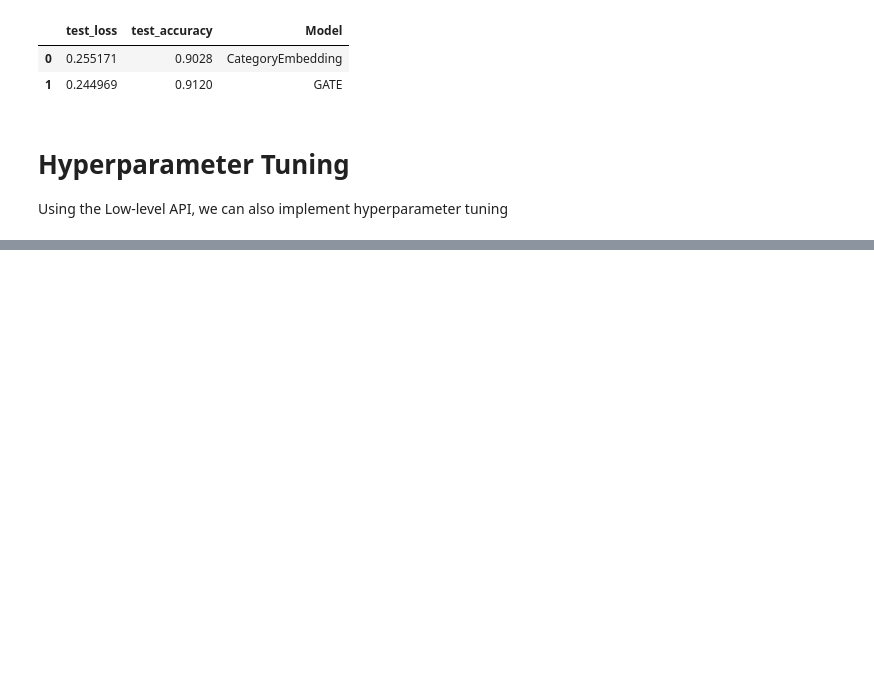
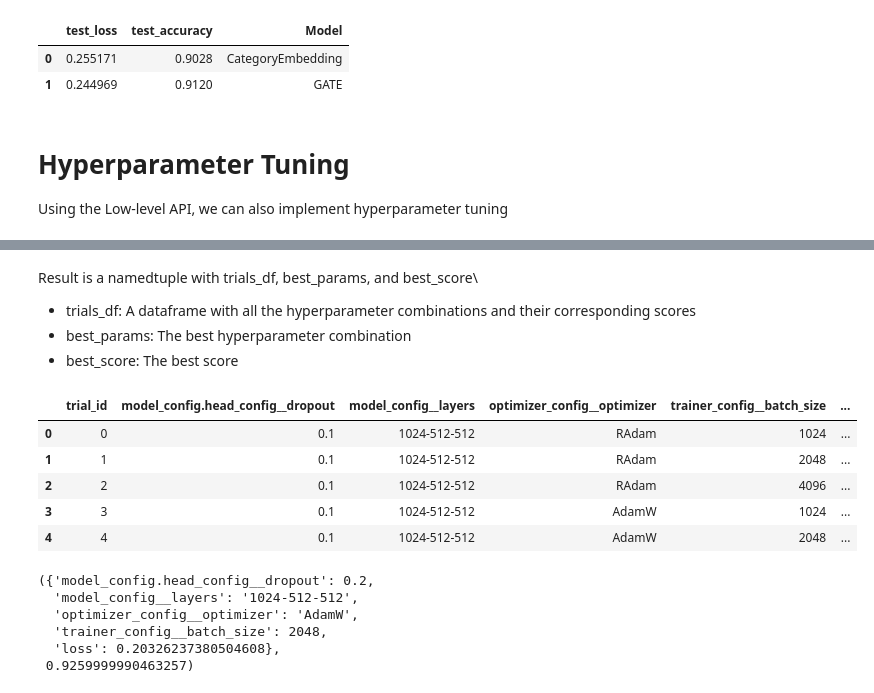
Before and after one commit to manujosephv/pytorch_tabular, a Jupyter notebook: docs/tutorials/09-Low-level API Usecases(CV, Tuning, and more).ipynb, the cells around one changed output, grey strips where cells are left out. Cells and saved outputs as stored; diff of their text form; code cells hidden in the pictures; blank space fills up the shorter version.

Commit message:
Adds Hyperparameter Tuning (#340)
* added tabular tuner

* added test cases
implemented verbose logging

* pre-commit changes

* added documentation

* precommit changes

```diff
--- a/docs/tutorials/09-Low-level API Usecases(CV, Tuning, and more).ipynb
+++ b/docs/tutorials/09-Low-level API Usecases(CV, Tuning, and more).ipynb
@@ -493,6 +474,0 @@ LOCAL_RANK: 0 - CUDA_VISIBLE_DEVICES: [0]
-# %%
-result = tabular_model.evaluate(test)
-
-result = result[0]
-result["Type"] = "UnTuned"
-results.append(result)
@@ -647,0 +487,8 @@ Name: 26, dtype: object
+# %%
+search_space = {
+    "model_config__layers": ["1024-512-512", "1024-512-256", "1024-512-128"],
+    "model_config.head_config__dropout": [0.1, 0.2, 0.3],
+    "trainer_config__batch_size": [1024, 2048, 4096],
+    "optimizer_config__optimizer": ["RAdam", "AdamW"],
+}
+# Any other parameter which is not part of the search_space, will be kept constant during the search
@@ -647,0 +497,20 @@ Name: 26, dtype: object
+# %%
+tuner = TabularModelTuner(
+    data_config=data_config,
+    model_config=model_config,
+    optimizer_config=optimizer_config,
+    trainer_config=trainer_config
+)
+with warnings.catch_warnings():
+    warnings.simplefilter("ignore")
+    result = tuner.tune(
+        train=train,
+        validation=test, # Need not give validation is we use CV
+        search_space=search_space,
+        strategy="grid_search",
+        # cv=5, # Uncomment this to do a 5 fold cross validation
+        metric="accuracy",
+        mode="max",
+        progress_bar=True,
+        verbose=False # Make True if you want to log metrics and params each iteration
+    )
@@ -647,0 +521,24 @@ Name: 26, dtype: object
+# %% [markdown]
+Result is a namedtuple with trials_df, best_params, and best_score\
+
+- trials_df: A dataframe with all the hyperparameter combinations and their corresponding scores
+- best_params: The best hyperparameter combination
+- best_score: The best score
+# %%
+result.trials_df.head()
+# %% [output]
+|  | trial_id | model_config.head_config__dropout | model_config__layers | optimizer_config__optimizer | trainer_config__batch_size | ... |
+| 0 | 0 | 0.1 | 1024-512-512 | RAdam | 1024 | ... |
+| 1 | 1 | 0.1 | 1024-512-512 | RAdam | 2048 | ... |
+| 2 | 2 | 0.1 | 1024-512-512 | RAdam | 4096 | ... |
+| 3 | 3 | 0.1 | 1024-512-512 | AdamW | 1024 | ... |
+| 4 | 4 | 0.1 | 1024-512-512 | AdamW | 2048 | ... |
+# %%
+result.best_params, result.best_score
+# %% [output]
+({'model_config.head_config__dropout': 0.2,
+  'model_config__layers': '1024-512-512',
+  'optimizer_config__optimizer': 'AdamW',
+  'trainer_config__batch_size': 2048,
+  'loss': 0.20326237380504608},
+ 0.9259999990463257)
```
Also changed, not shown: parts of 19 cells of this notebook, 5 other files.
